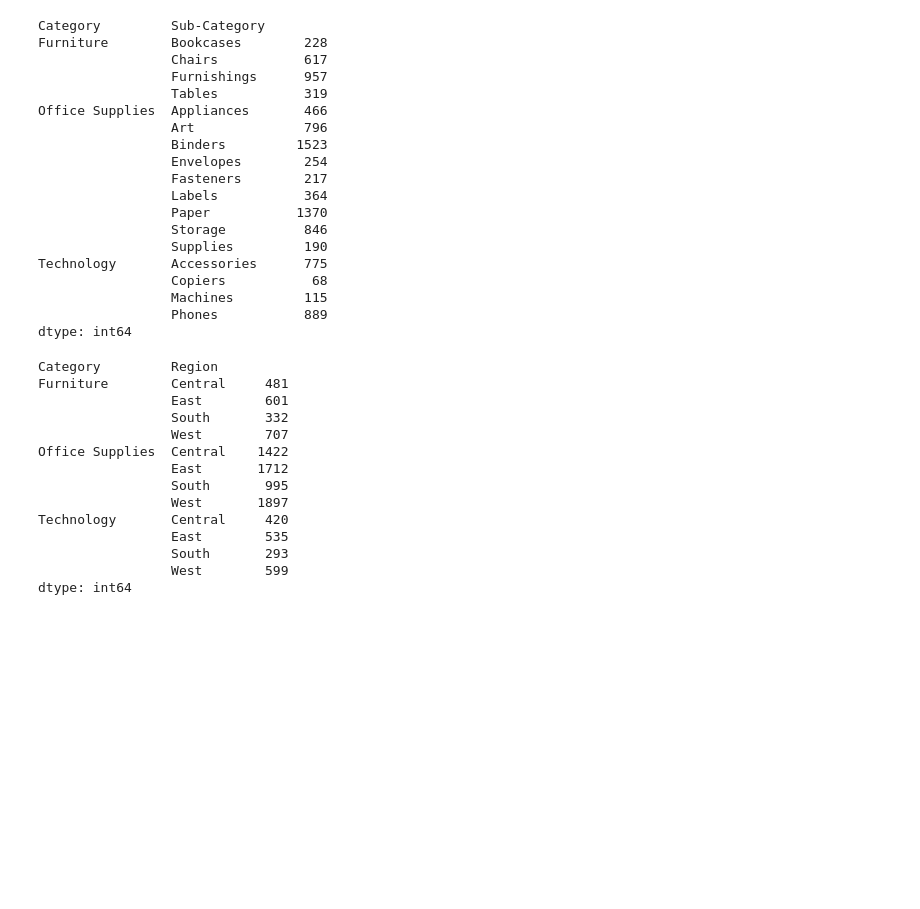
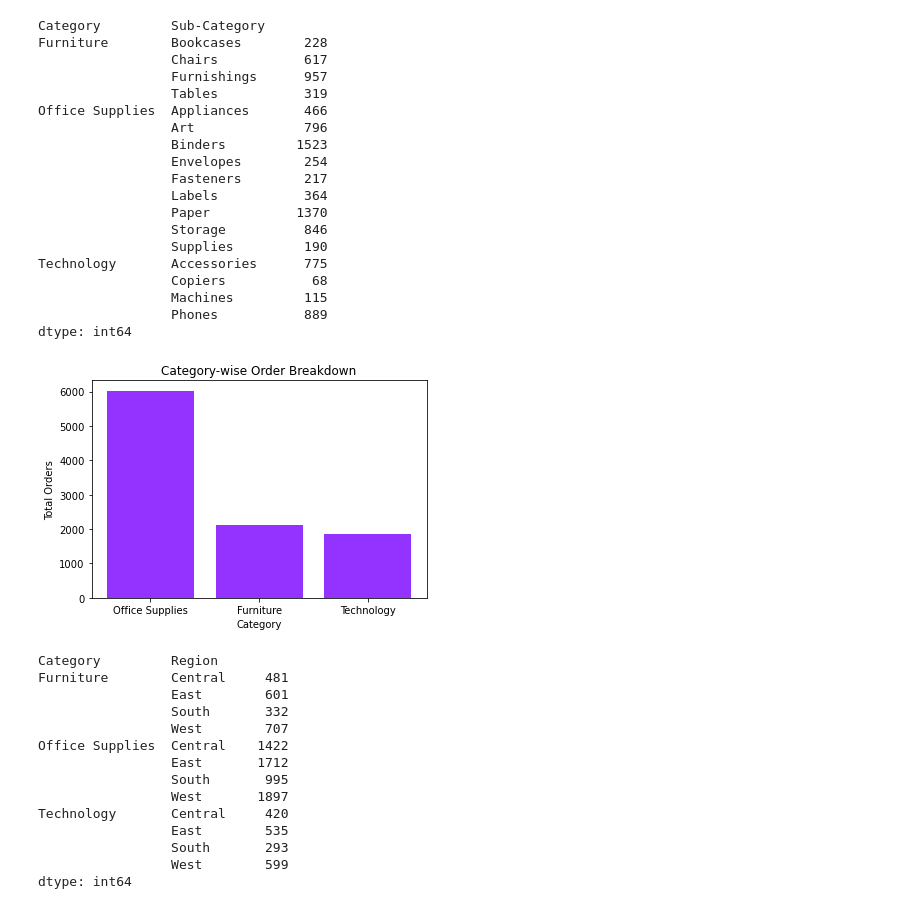
Before and after one commit to samar14641/timeseries-101, a Jupyter notebook: superstore.ipynb, the cells around one changed output. Saved outputs shown, nothing was run; the diff lists cells and outputs as text; code cells hidden in the pictures; blank space fills up the shorter version.

```diff
--- a/superstore.ipynb
+++ b/superstore.ipynb
@@ -82,4 +68,15 @@ Technology       Accessories      775
                  Machines         115
                  Phones           889
 dtype: int64
+# %%
+cat_counts = data['Category'].value_counts()
+
+plt.bar(cat_counts.index, cat_counts, color = '#9433ff')
+plt.title('Category-wise Order Breakdown')
+plt.xlabel('Category')
+plt.ylabel('Total Orders')
+plt.show()
+plt.close()
+# %% [output]
+[figure, added]
 # %%
```
Also changed, not shown: parts of 9 cells of this notebook.
